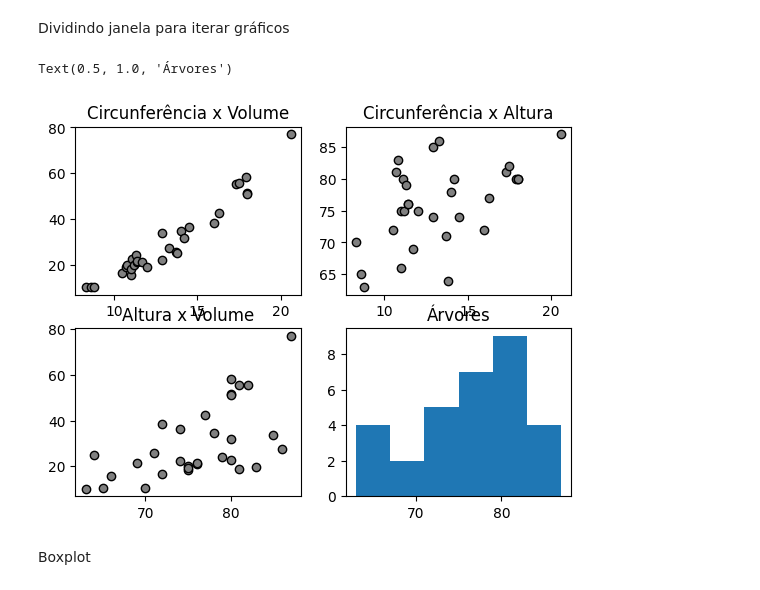
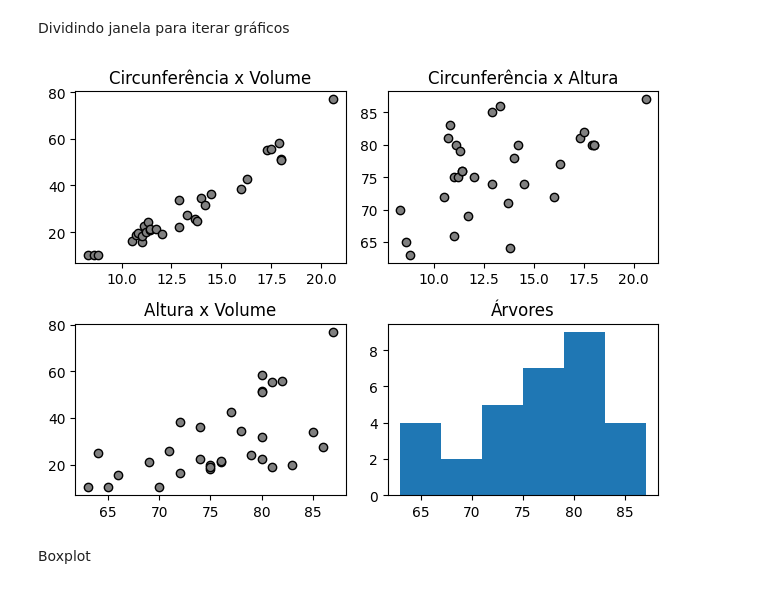
Before and after one commit to devigorll/Curso-CD, a Jupyter notebook: 11_geracao_graficos.ipynb, the cells around one changed output. Cells and saved outputs as stored; diff of their text form; code cells hidden in the pictures.

```diff
--- a/11_geracao_graficos.ipynb
+++ b/11_geracao_graficos.ipynb
@@ -145,20 +89,20 @@ Dividindo janela para iterar gráficos
 # %%
 plt.figure(1)
 plt.subplot(2,2,1)
 plt.scatter(base.CIRCUNFERENCIA, base.VOLUME, marker = "o", color = "black", facecolors = "gray")
 plt.title("Circunferência x Volume")
 plt.subplot(2,2,2)
 plt.scatter(base.CIRCUNFERENCIA, base.ALTURA, marker = "o", color = "black", facecolors = "gray")
 plt.title("Circunferência x Altura")
 plt.subplot(2,2,3)
 plt.scatter(base.ALTURA, base.VOLUME, marker = "o", color = "black", facecolors = "gray")
 plt.title("Altura x Volume")
 plt.subplot(2,2,4)
 plt.hist(base.iloc[:,1], bins = 6)
 plt.title("Árvores")
+plt.tight_layout()
 # %% [output]
-Text(0.5, 1.0, 'Árvores')
-[figure, old version]
+[figure, new version]
 # %% [markdown]
 Boxplot
 # %%
```
Also changed, not shown: parts of 39 cells of this notebook.
